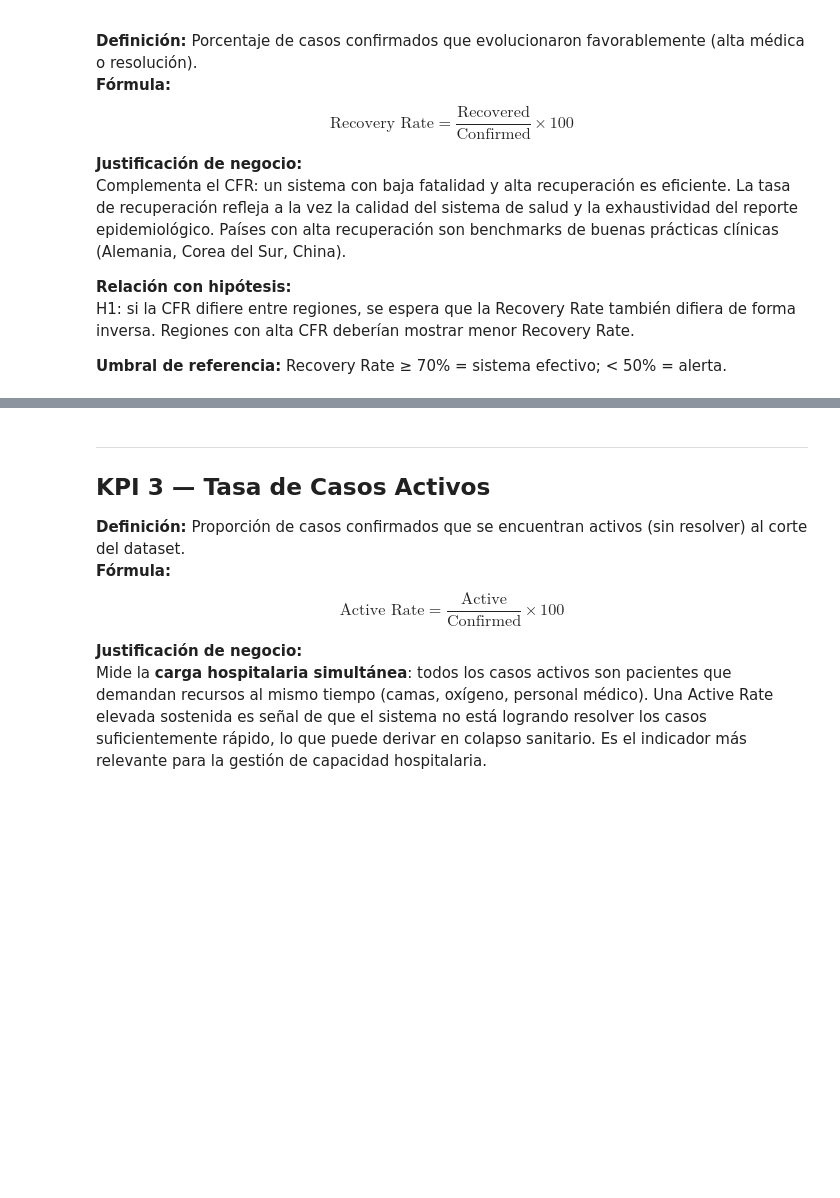
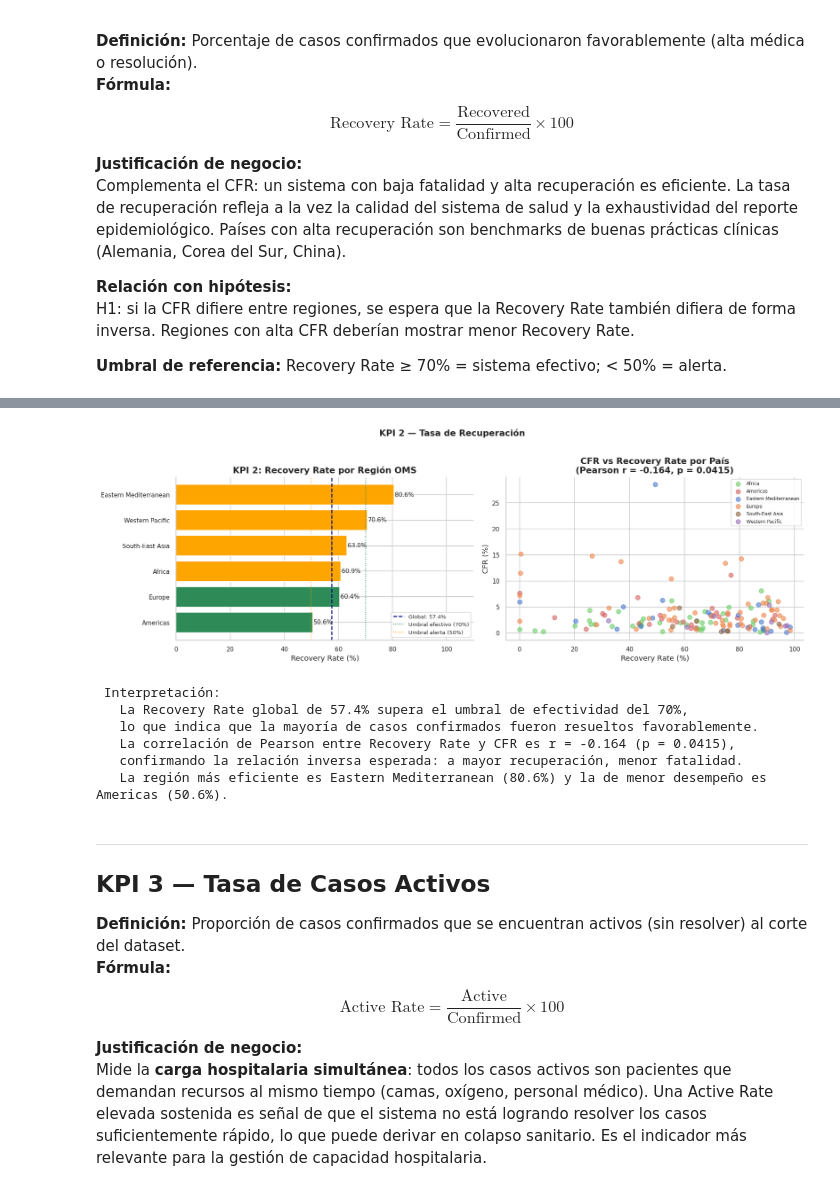
Before and after one commit to EmilianoVS09/Entrega3AnalisisDatos, a Jupyter notebook: Notebooks/Definicion_KPIs.ipynb, the cells around one changed output, grey strips where cells are left out. Saved outputs shown, nothing was run; the diff lists cells and outputs as text; code cells hidden in the pictures; blank space fills up the shorter version.

```diff
--- a/Notebooks/Definicion_KPIs.ipynb
+++ b/Notebooks/Definicion_KPIs.ipynb
@@ -292,37 +335,44 @@ for bar, val in zip(bars, r2_sorted['Recovery Rate (%)']):
     axes[0].text(bar.get_width() + 0.3, bar.get_y() + bar.get_height()/2,
                  f'{val:.1f}%', va='center', fontsize=9)
 axes[0].set_xlim(0, 110)
 axes[0].set_title('KPI 2: Recovery Rate por Región OMS')
 axes[0].set_xlabel('Recovery Rate (%)')
 axes[0].legend(fontsize=8)
 
 # ── Panel derecho: CFR vs Recovery Rate (relación inversa esperada) ──────────
 palette_r = dict(zip(df_pais['WHO Region'].unique(),
                      sns.color_palette('muted', df_pais['WHO Region'].nunique())))
 for region, grp in df_pais.groupby('WHO Region'):
     axes[1].scatter(grp['Recovery_Rate'], grp['CFR'],
                     color=palette_r[region], alpha=0.6, s=45, label=region)
-rho, p_rho = stats.spearmanr(df_pais['Recovery_Rate'], df_pais['CFR'])
-axes[1].set_title(f'CFR vs Recovery Rate por País\n(Spearman ρ = {rho:.3f}, p = {p_rho:.4f})')
+rho, p_rho = stats.pearsonr(df_pais['Recovery_Rate'], df_pais['CFR'])
+axes[1].set_title(f'CFR vs Recovery Rate por País\n(Pearson r = {rho:.3f}, p = {p_rho:.4f})')
 axes[1].set_xlabel('Recovery Rate (%)')
 axes[1].set_ylabel('CFR (%)')
 axes[1].legend(fontsize=7, loc='upper right')
 
 plt.suptitle('KPI 2 — Tasa de Recuperación',
              fontsize=13, fontweight='bold', y=1.01)
 plt.tight_layout()
-plt.savefig('../Outputs/kpi2_recovery.png', bbox_inches='tight', dpi=130)
 plt.show()
 
 r_max = kpi2_region.iloc[0]
 r_min = kpi2_region.iloc[-1]
 print(f'\n Interpretación:')
 print(f'   La Recovery Rate global de {recovery_global:.1f}% supera el umbral de efectividad del 70%,')
 print(f'   lo que indica que la mayoría de casos confirmados fueron resueltos favorablemente.')
-print(f'   La correlación de Spearman entre Recovery Rate y CFR es ρ = {rho:.3f} (p = {p_rho:.4f}),')
+print(f'   La correlación de Pearson entre Recovery Rate y CFR es r = {rho:.3f} (p = {p_rho:.4f}),')
 print(f'   confirmando la relación inversa esperada: a mayor recuperación, menor fatalidad.')
 print(f'   La región más eficiente es {r_max["Región OMS"]} ({r_max["Recovery Rate (%)"]:.1f}%) '
       f'y la de menor desempeño es {r_min["Región OMS"]} ({r_min["Recovery Rate (%)"]:.1f}%).')
+# %% [output]
+[figure, added]
+ Interpretación:
+   La Recovery Rate global de 57.4% supera el umbral de efectividad del 70%,
+   lo que indica que la mayoría de casos confirmados fueron resueltos favorablemente.
+   La correlación de Pearson entre Recovery Rate y CFR es r = -0.164 (p = 0.0415),
+   confirmando la relación inversa esperada: a mayor recuperación, menor fatalidad.
+   La región más eficiente es Eastern Mediterranean (80.6%) y la de menor desempeño es Americas (50.6%).
 # %% [markdown]
 ---
 ## KPI 3 — Tasa de Casos Activos
```
Also changed, not shown: parts of 15 cells of this notebook, 8 other files.
